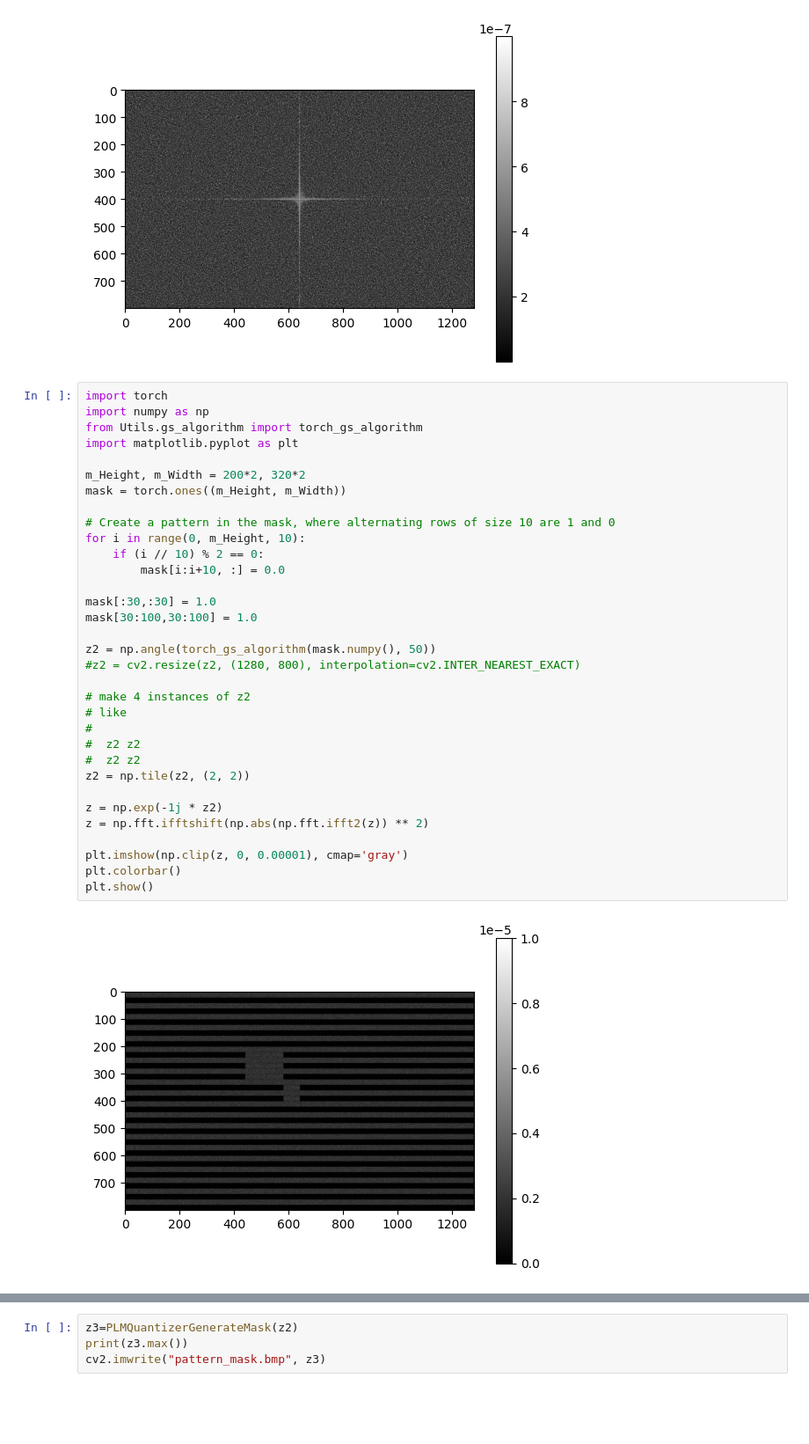
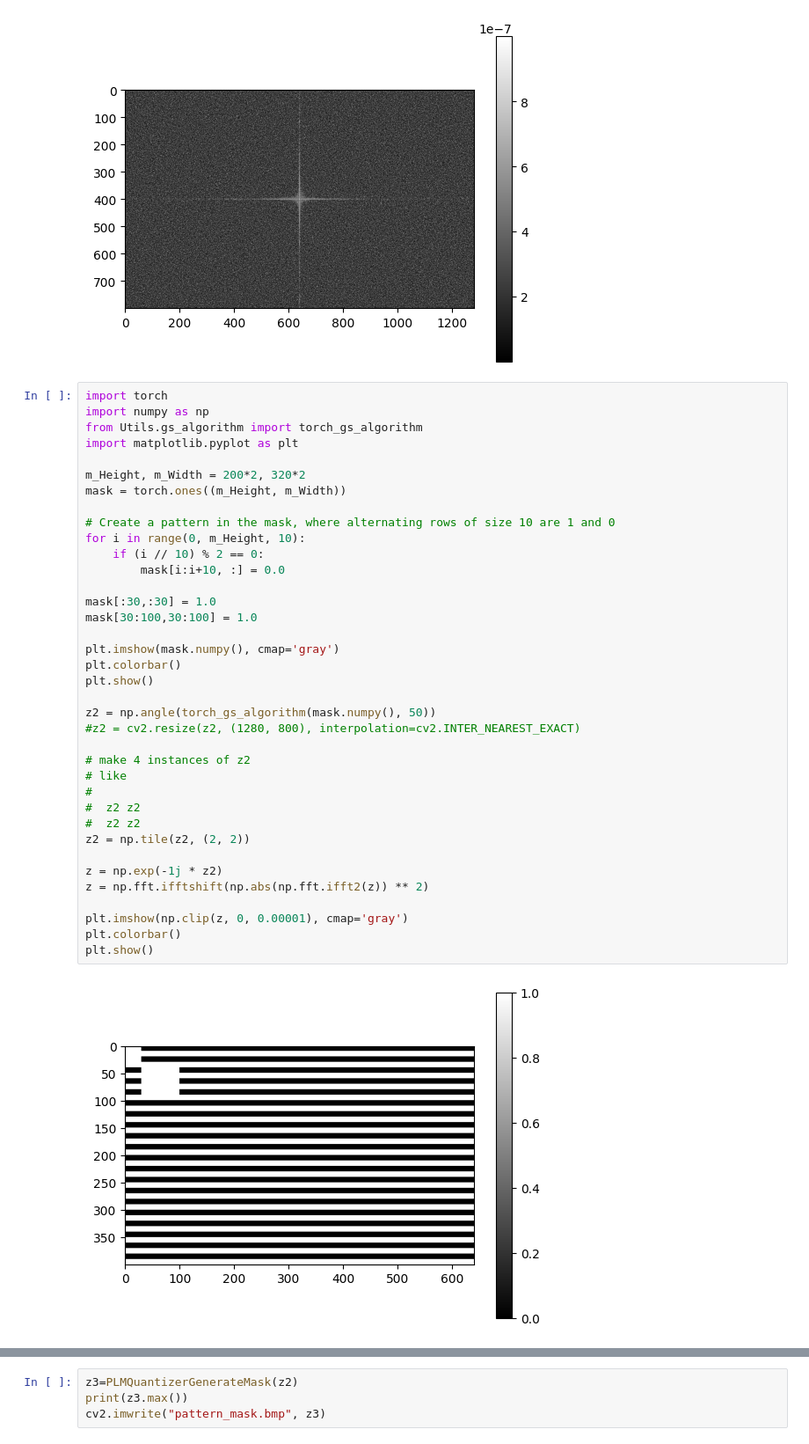
Before and after one commit to tsopeter/VM_NES_Training, a Jupyter notebook: Tools/FrameGen.ipynb, the cells around one changed output, grey strips where cells are left out. Shown at 88% size. Saved outputs shown, nothing was run; the diff lists cells and outputs as text; blank space fills up the shorter version.

```diff
--- a/Tools/FrameGen.ipynb
+++ b/Tools/FrameGen.ipynb
@@ -153,31 +153,35 @@ from Utils.gs_algorithm import torch_gs_algorithm
 import matplotlib.pyplot as plt
 
 m_Height, m_Width = 200*2, 320*2
 mask = torch.ones((m_Height, m_Width))
 
 # Create a pattern in the mask, where alternating rows of size 10 are 1 and 0
 for i in range(0, m_Height, 10):
     if (i // 10) % 2 == 0:
         mask[i:i+10, :] = 0.0
 
 mask[:30,:30] = 1.0
 mask[30:100,30:100] = 1.0
 
+plt.imshow(mask.numpy(), cmap='gray')
+plt.colorbar()
+plt.show()
+
 z2 = np.angle(torch_gs_algorithm(mask.numpy(), 50))
 #z2 = cv2.resize(z2, (1280, 800), interpolation=cv2.INTER_NEAREST_EXACT)
 
 # make 4 instances of z2
 # like
 #
 #  z2 z2
 #  z2 z2
 z2 = np.tile(z2, (2, 2))
 
 z = np.exp(-1j * z2)
 z = np.fft.ifftshift(np.abs(np.fft.ifft2(z)) ** 2)
 
 plt.imshow(np.clip(z, 0, 0.00001), cmap='gray')
 plt.colorbar()
 plt.show()
 # %% [output]
-[figure, old version]
+[figure, new version]
```
Also changed, not shown: parts of 1 cell of this notebook.
